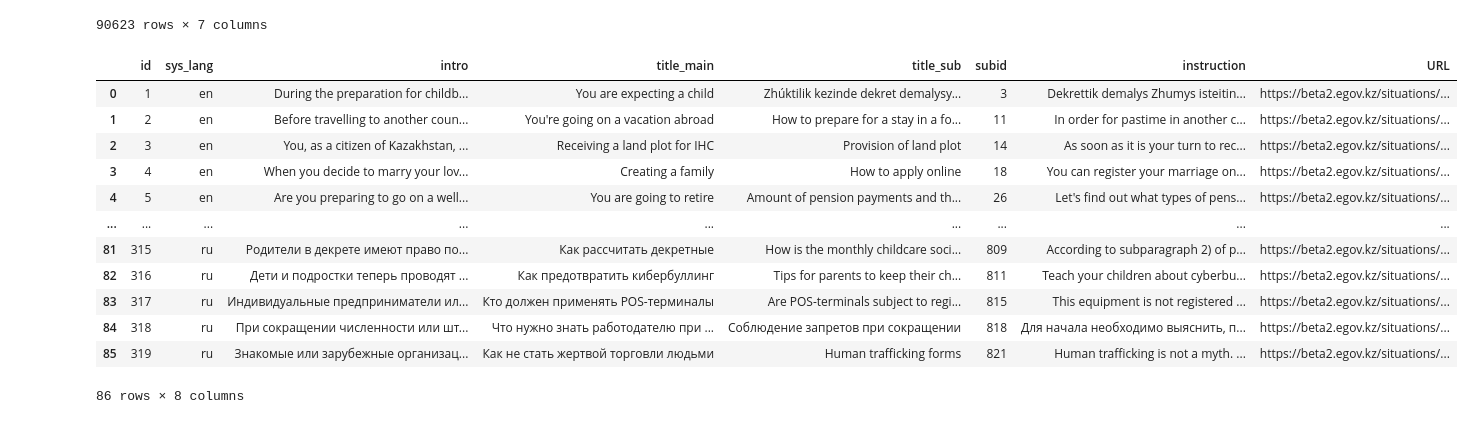
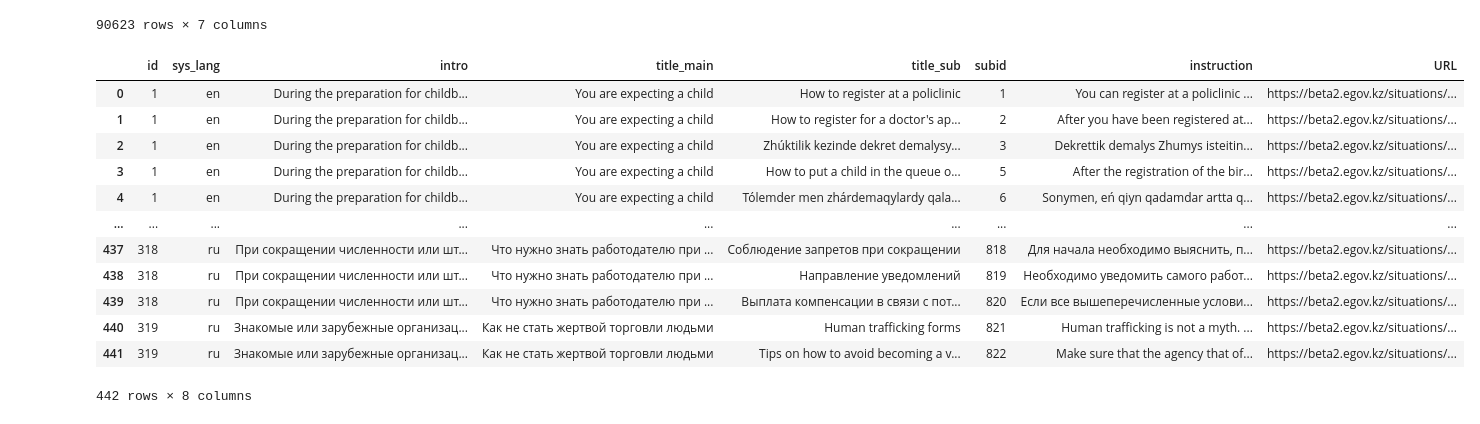
Before and after one commit to armanbolatov/datasaur, a Jupyter notebook: cleaning.ipynb, the cells around one changed output. Drawn from its saved outputs; the diff is of its cells as text; code cells hidden in the pictures.

```diff
--- a/cleaning.ipynb
+++ b/cleaning.ipynb
@@ -93,8 +93,11 @@ def select_translation(group, big_text_column):
     # If no English, Russian or Kazakh translations, select one of the available translations
     return group.iloc[0]
 
-def select_translations(df, big_text_column):
-    return df.groupby('id').apply(select_translation, big_text_column).reset_index(drop=True)
+def select_translations(df, big_text_column, life_situations=False):
+    if life_situations:
+        return df.groupby(['id', 'subid']).apply(select_translation, big_text_column).reset_index(drop=True)
+    else:
+        return df.groupby('id').apply(select_translation, big_text_column).reset_index(drop=True)
 # %%
 selected_articles = select_translations(articles, 'content')
 selected_articles
@@ -130,22 +133,22 @@ selected_news
 | 90622 | 631509 | kk | mvd-kostanay | Қостанай облысы ПД қылмыстық ізде... | Қостанай облысы ПД қылмыстық ізде... | nan | https://www.gov.kz/memleket/entit... |
 90623 rows × 7 columns
 # %%
-selected_life_situations = select_translations(life_situations, 'instruction')
+selected_life_situations = select_translations(life_situations, 'instruction', life_situations=True)
 selected_life_situations
 # %% [output]
 |  | id | sys_lang | intro | title_main | title_sub | subid | instruction | URL |
-| 0 | 1 | en | During the preparation for childb... | You are expecting a child | Zhúktilik kezinde dekret demalysy... | 3 | Dekrettik demalys Zhumys isteitin... | https://beta2.egov.kz/situations/... |
-| 1 | 2 | en | Before travelling to another coun... | You're going on a vacation abroad | How to prepare for a stay in a fo... | 11 | In order for pastime in another c... | https://beta2.egov.kz/situations/... |
-| 2 | 3 | en | You, as a citizen of Kazakhstan, ... | Receiving a land plot for IHC | Provision of land plot | 14 | As soon as it is your turn to rec... | https://beta2.egov.kz/situations/... |
-| 3 | 4 | en | When you decide to marry your lov... | Creating a family | How to apply online | 18 | You can register your marriage on... | https://beta2.egov.kz/situations/... |
-| 4 | 5 | en | Are you preparing to go on a well... | You are going to retire | Amount of pension payments and th... | 26 | Let's find out what types of pens... | https://beta2.egov.kz/situations/... |
+| 0 | 1 | en | During the preparation for childb... | You are expecting a child | How to register at a policlinic | 1 | You can register at a policlinic ... | https://beta2.egov.kz/situations/... |
+| 1 | 1 | en | During the preparation for childb... | You are expecting a child | How to register for a doctor's ap... | 2 | After you have been registered at... | https://beta2.egov.kz/situations/... |
+| 2 | 1 | en | During the preparation for childb... | You are expecting a child | Zhúktilik kezinde dekret demalysy... | 3 | Dekrettik demalys Zhumys isteitin... | https://beta2.egov.kz/situations/... |
+| 3 | 1 | en | During the preparation for childb... | You are expecting a child | How to put a child in the queue o... | 5 | After the registration of the bir... | https://beta2.egov.kz/situations/... |
+| 4 | 1 | en | During the preparation for childb... | You are expecting a child | Tólemder men zhárdemaqylardy qala... | 6 | Sonymen, eń qiyn qadamdar artta q... | https://beta2.egov.kz/situations/... |
 | ... | ... | ... | ... | ... | ... | ... | ... | ... |
-| 81 | 315 | ru | Родители в декрете имеют право по... | Как рассчитать декретные | How is the monthly childcare soci... | 809 | According to subparagraph 2) of p... | https://beta2.egov.kz/situations/... |
-| 82 | 316 | ru | Дети и подростки теперь проводят ... | Как предотвратить кибербуллинг | Tips for parents to keep their ch... | 811 | Teach your children about cyberbu... | https://beta2.egov.kz/situations/... |
-| 83 | 317 | ru | Индивидуальные предприниматели ил... | Кто должен применять POS-терминалы | Are POS-terminals subject to regi... | 815 | This equipment is not registered ... | https://beta2.egov.kz/situations/... |
-| 84 | 318 | ru | При сокращении численности или шт... | Что нужно знать работодателю при ... | Соблюдение запретов при сокращении | 818 | Для начала необходимо выяснить, п... | https://beta2.egov.kz/situations/... |
-| 85 | 319 | ru | Знакомые или зарубежные организац... | Как не стать жертвой торговли людьми | Human trafficking forms | 821 | Human trafficking is not a myth. ... | https://beta2.egov.kz/situations/... |
+| 437 | 318 | ru | При сокращении численности или шт... | Что нужно знать работодателю при ... | Соблюдение запретов при сокращении | 818 | Для начала необходимо выяснить, п... | https://beta2.egov.kz/situations/... |
+| 438 | 318 | ru | При сокращении численности или шт... | Что нужно знать работодателю при ... | Направление уведомлений | 819 | Необходимо уведомить самого работ... | https://beta2.egov.kz/situations/... |
+| 439 | 318 | ru | При сокращении численности или шт... | Что нужно знать работодателю при ... | Выплата компенсации в связи с пот... | 820 | Если все вышеперечисленные услови... | https://beta2.egov.kz/situations/... |
+| 440 | 319 | ru | Знакомые или зарубежные организац... | Как не стать жертвой торговли людьми | Human trafficking forms | 821 | Human trafficking is not a myth. ... | https://beta2.egov.kz/situations/... |
+| 441 | 319 | ru | Знакомые или зарубежные организац... | Как не стать жертвой торговли людьми | Tips on how to avoid becoming a v... | 822 | Make sure that the agency that of... | https://beta2.egov.kz/situations/... |
-86 rows × 8 columns
+442 rows × 8 columns
 # %%
 selected_services = select_translations(services, 'result_description')
 selected_services
```
Also changed, not shown: parts of 1 cell of this notebook, 2 other files.
